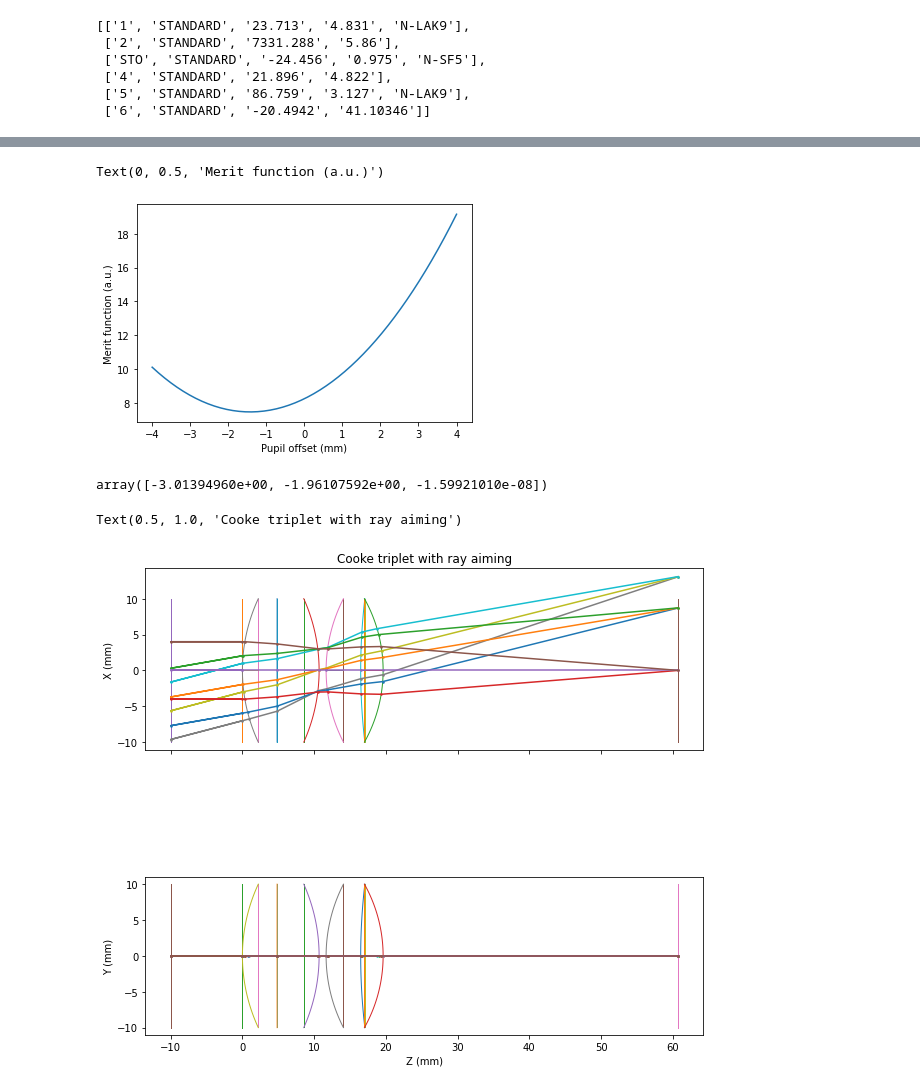
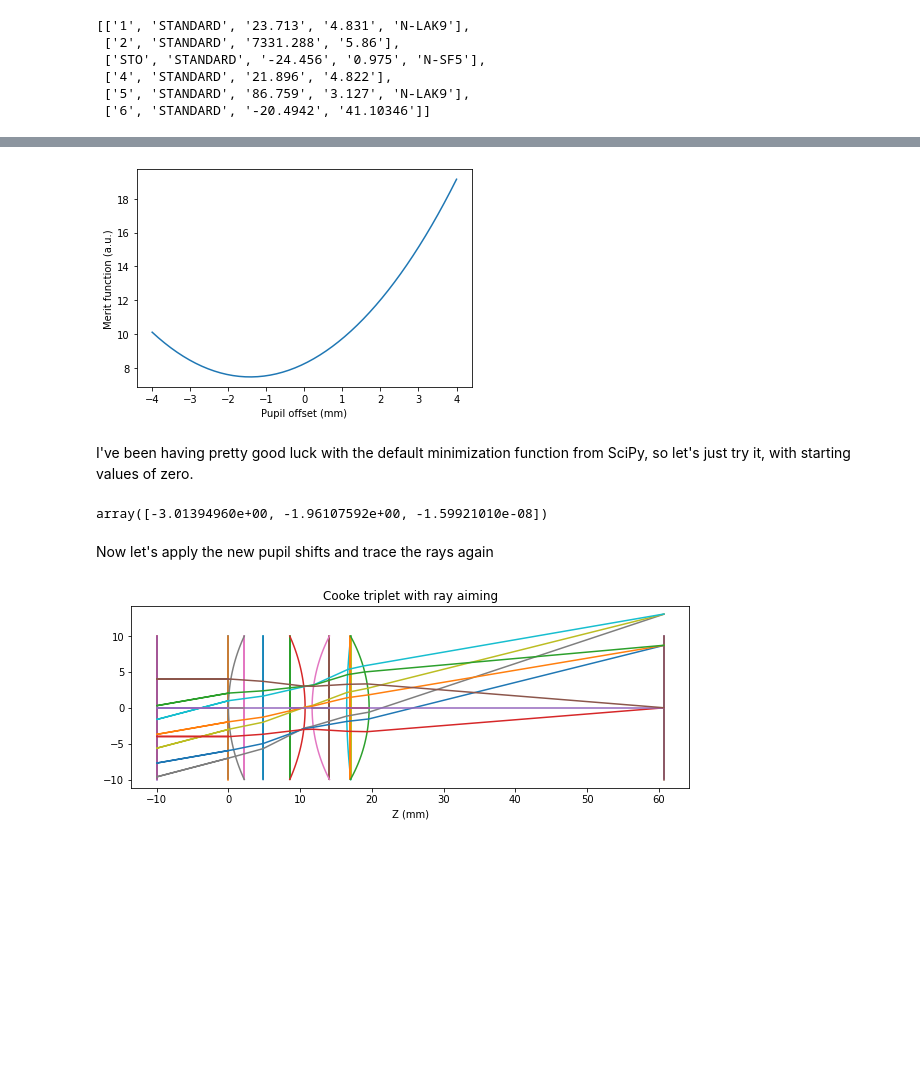
Before and after one commit to bassistTech/rayTrace, a Jupyter notebook: notebooks/Cooke triplet.ipynb, the cells around one changed output, grey strips where cells are left out. Saved outputs shown, nothing was run; the diff lists cells and outputs as text; code cells hidden in the pictures; blank space fills up the shorter version.

```diff
--- a/notebooks/Cooke triplet.ipynb
+++ b/notebooks/Cooke triplet.ipynb
@@ -98,25 +91,35 @@ Text(0.5, 1.0, 'Cooke triplet')
 # %%
-'''
+def merit_function(lsps):
+    '''
+    Merit function for ray aiming optimization, using lots of globals defined above
 
-I'm going to try a crude merit function that just computes the RMS X position of the
-rays at the stop surface, and see if it goes through a minimum anywhere.
+    lsps = list of pupil shifts
+    '''
 
-'''
+    # Convert pupil shifts into 3 dimensional points
 
-def merit_function(lsps):
-    # Already have surface list and geometry
     pupil_shifts = np.array([np.array([x, 0, 0]) for x in lsps])
+
+    # Build a new ray table with those shifts, and trace the rays
+
     ray_table = rtt.new_ray_table(geometry, field_rays, pupil_points, wavls, infinite = True,
                              pupil_shifts = pupil_shifts)
     rtt.propagate_ray(ray_table, geometry)
+
+    # Compute the merit function based on the squres of X positions
+
     merit = np.average(ray_table[stop_surface, :, 0, 0]**2)
     return merit
+
+# Let's see if the merit function has a minimum and is well behaved
 
 za = np.linspace(-4, 4)
 plt.plot(za, [merit_function([z, 0, -z]) for z in za])
 plt.xlabel('Pupil offset (mm)')
 plt.ylabel('Merit function (a.u.)')
+plt.show()
 # %% [output]
-Text(0, 0.5, 'Merit function (a.u.)')
 [figure]
+# %% [markdown]
+I've been having pretty good luck with the default minimization function from SciPy, so let's just try it, with starting values of zero.
 # %%
@@ -141,12 +131,14 @@ lsps_aimed = m['x']
+# %% [markdown]
+Now let's apply the new pupil shifts and trace the rays again
 # %%
 pupil_shifts = np.array([np.array([x, 0, 0]) for x in lsps_aimed])
 ray_table = rtt.new_ray_table(geometry, field_rays, pupil_points, wavls, infinite = True,
                              pupil_shifts = pupil_shifts)
 rtt.propagate_ray(ray_table, geometry)
-axd = rtt.new_plot_xy(figsize = (10, 10))
+axd = rtt.new_plot_xy(axes = ["x"], figsize = (10, 10))
 rtt.plot_faces(axd, geometry)
 rtt.plot_rays(axd, geometry, ray_table, marker = '.', markersize = 3)
 axd["axs"][0].set_title("Cooke triplet with ray aiming")
+plt.show()
 # %% [output]
-Text(0.5, 1.0, 'Cooke triplet with ray aiming')
-[figure, old version]
+[figure, new version]
```
Also changed, not shown: parts of 11 cells of this notebook, 1 other file.
